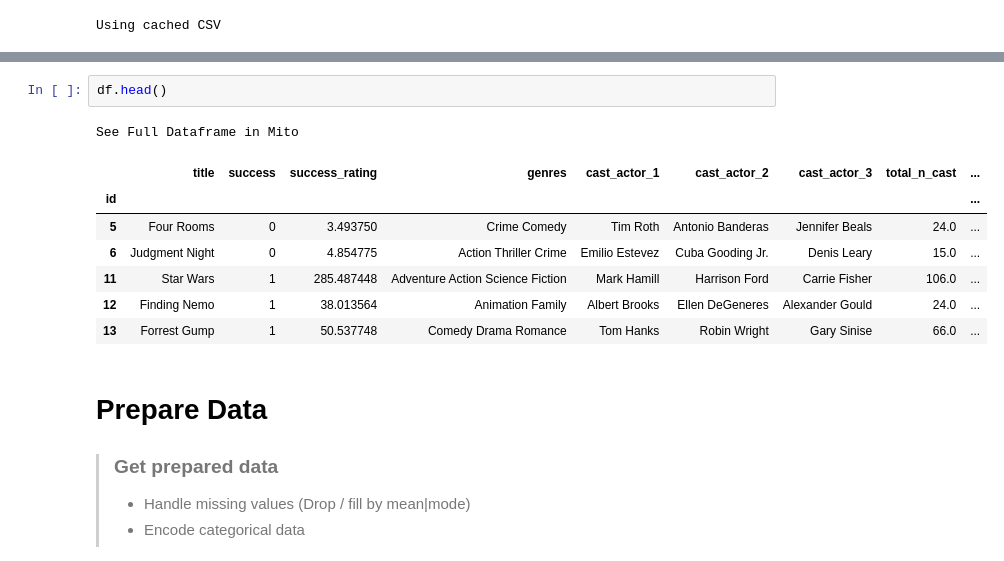
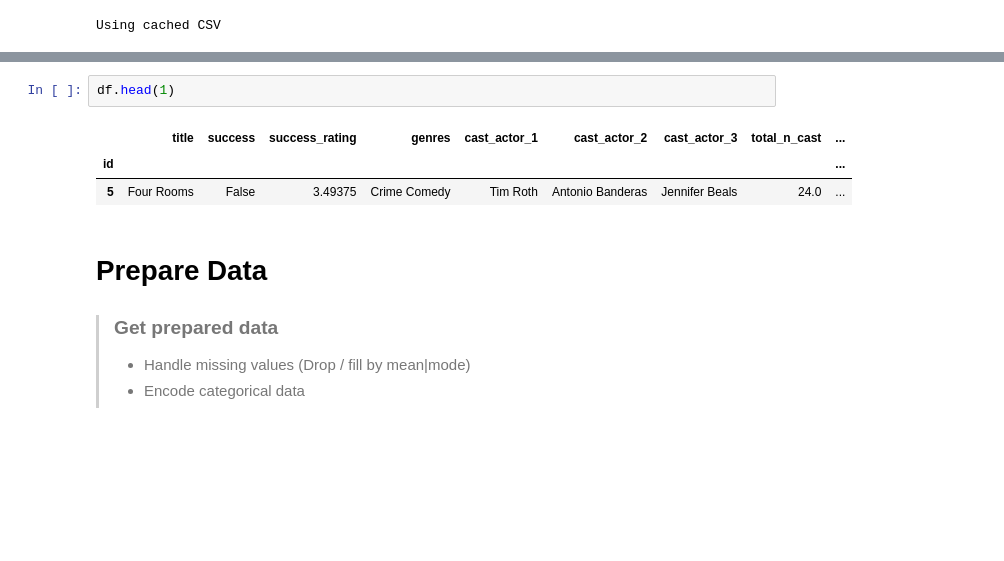
Before and after one commit to Movie-Success-Capstone/Movie-Capstone, a Jupyter notebook: stephen_explore.ipynb, the cells around one changed output, grey strips where cells are left out. Drawn from its saved outputs; the diff is of its cells as text; blank space fills up the shorter version.

```diff
--- a/stephen_explore.ipynb
+++ b/stephen_explore.ipynb
@@ -43,14 +43,9 @@ df.shape
 # %%
-df.head()
+df.head(1)
 # %% [output]
-See Full Dataframe in Mito
 |  | title | success | success_rating | genres | cast_actor_1 | cast_actor_2 | cast_actor_3 | total_n_cast | ... |
 | id |  |  |  |  |  |  |  |  | ... |
-| 5 | Four Rooms | 0 | 3.493750 | Crime Comedy | Tim Roth | Antonio Banderas | Jennifer Beals | 24.0 | ... |
-| 6 | Judgment Night | 0 | 4.854775 | Action Thriller Crime | Emilio Estevez | Cuba Gooding Jr. | Denis Leary | 15.0 | ... |
-| 11 | Star Wars | 1 | 285.487448 | Adventure Action Science Fiction | Mark Hamill | Harrison Ford | Carrie Fisher | 106.0 | ... |
-| 12 | Finding Nemo | 1 | 38.013564 | Animation Family | Albert Brooks | Ellen DeGeneres | Alexander Gould | 24.0 | ... |
-| 13 | Forrest Gump | 1 | 50.537748 | Comedy Drama Romance | Tom Hanks | Robin Wright | Gary Sinise | 66.0 | ... |
+| 5 | Four Rooms | False | 3.49375 | Crime Comedy | Tim Roth | Antonio Banderas | Jennifer Beals | 24.0 | ... |
 # %% [markdown]
 # Prepare Data
 
```
Also changed, not shown: parts of 20 cells of this notebook.
